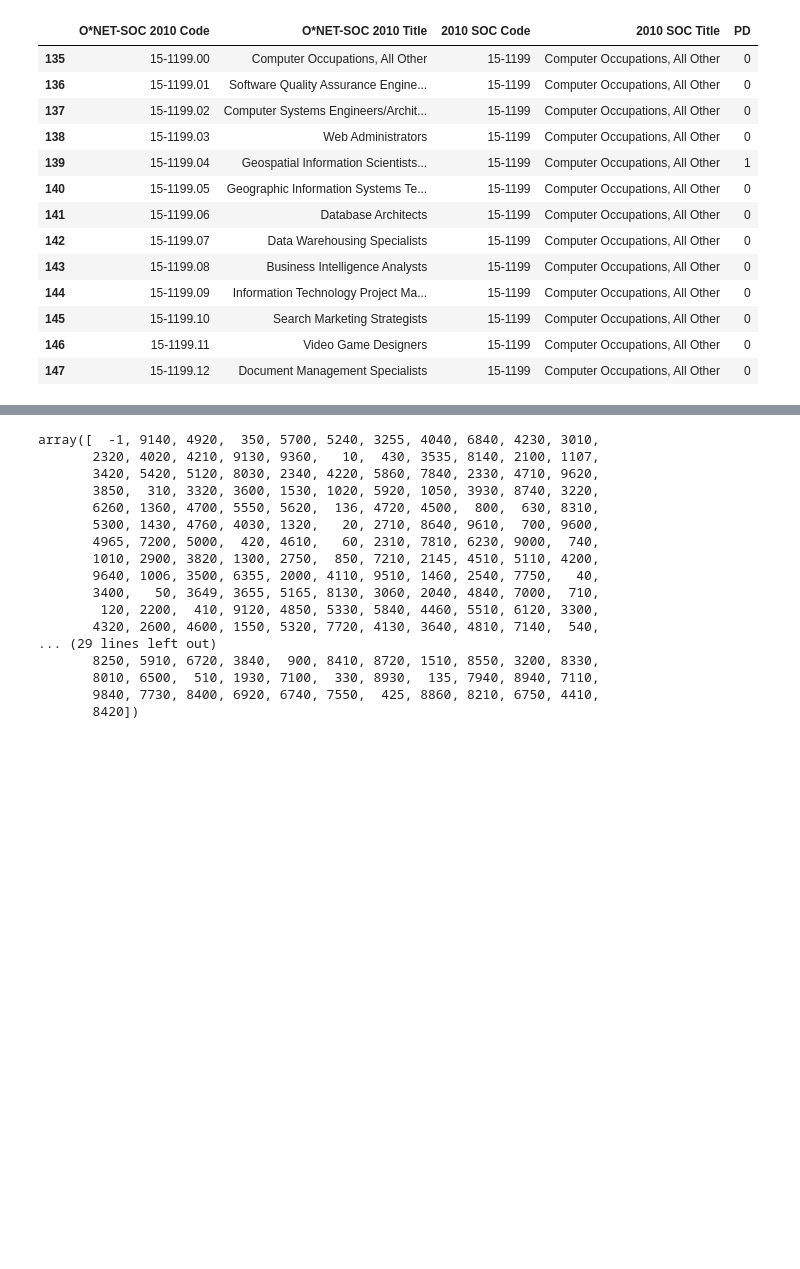
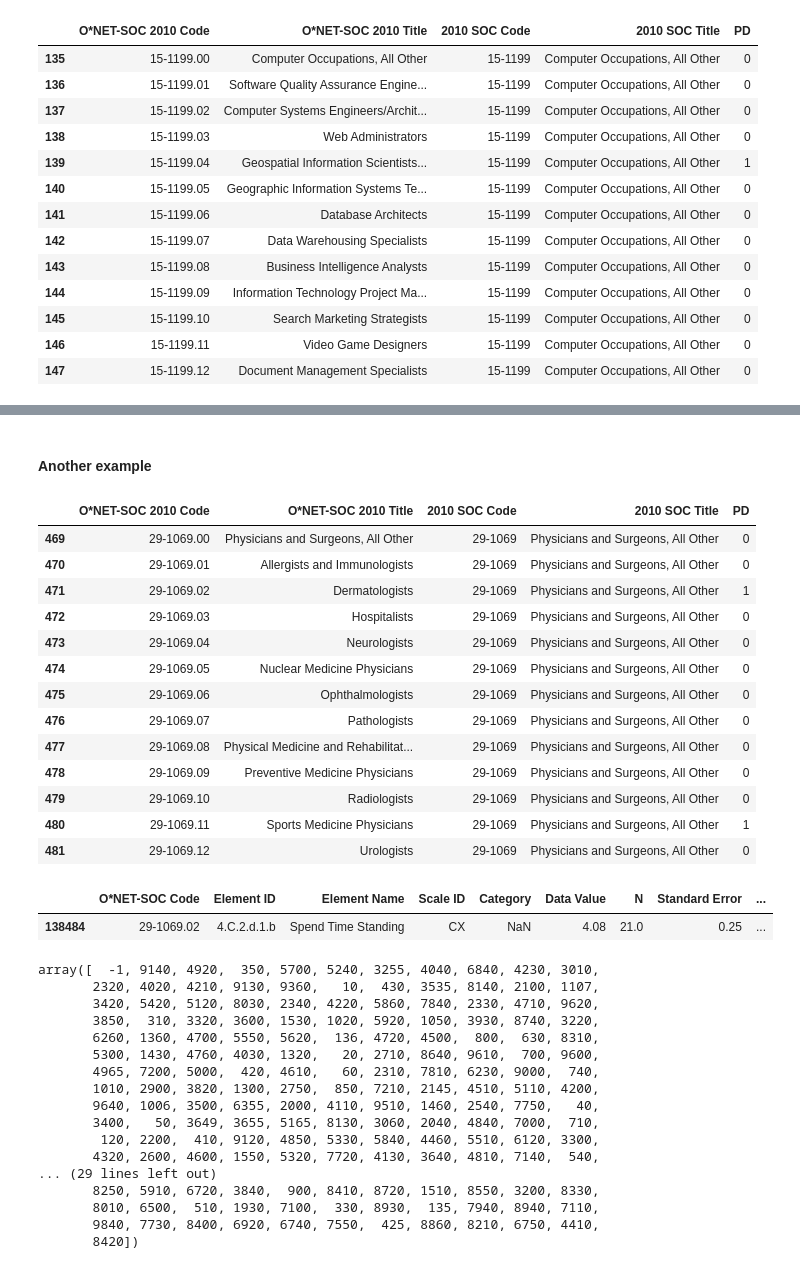
Before and after one commit to bdecon/econ_data, a Jupyter notebook: bd_CPS/bd_CPS_ONET.ipynb, the cells around one changed output, grey strips where cells are left out. Saved outputs shown, nothing was run; the diff lists cells and outputs as text; code cells hidden in the pictures; blank space fills up the shorter version.

```diff
--- a/bd_CPS/bd_CPS_ONET.ipynb
+++ b/bd_CPS/bd_CPS_ONET.ipynb
@@ -135,3 +138,22 @@ df.loc[(df['O*NET-SOC Code'] == GIS) &
 # %% [output]
 |  | O*NET-SOC Code | Element ID | Element Name | Scale ID | Category | Data Value | N | Standard Error | ... |
 | 41820 | 15-1199.04 | 4.C.2.d.1.i | Spend Time Making Repetitive Motions | CX | NaN | 4.0 | 23.0 | NaN | ... |
+# %% [markdown]
+#### Another example
+# %%
+on_soc[on_soc['2010 SOC Code'] == '29-1069']
+# %% [output]
+|  | O*NET-SOC 2010 Code | O*NET-SOC 2010 Title | 2010 SOC Code | 2010 SOC Title | PD |
+| 469 | 29-1069.00 | Physicians and Surgeons, All Other | 29-1069 | Physicians and Surgeons, All Other | 0 |
+| 470 | 29-1069.01 | Allergists and Immunologists | 29-1069 | Physicians and Surgeons, All Other | 0 |
+| 471 | 29-1069.02 | Dermatologists | 29-1069 | Physicians and Surgeons, All Other | 1 |
+| 472 | 29-1069.03 | Hospitalists | 29-1069 | Physicians and Surgeons, All Other | 0 |
+| 473 | 29-1069.04 | Neurologists | 29-1069 | Physicians and Surgeons, All Other | 0 |
+| 474 | 29-1069.05 | Nuclear Medicine Physicians | 29-1069 | Physicians and Surgeons, All Other | 0 |
+| 475 | 29-1069.06 | Ophthalmologists | 29-1069 | Physicians and Surgeons, All Other | 0 |
+| 476 | 29-1069.07 | Pathologists | 29-1069 | Physicians and Surgeons, All Other | 0 |
+| 477 | 29-1069.08 | Physical Medicine and Rehabilitat... | 29-1069 | Physicians and Surgeons, All Other | 0 |
+| 478 | 29-1069.09 | Preventive Medicine Physicians | 29-1069 | Physicians and Surgeons, All Other | 0 |
+| 479 | 29-1069.10 | Radiologists | 29-1069 | Physicians and Surgeons, All Other | 0 |
+| 480 | 29-1069.11 | Sports Medicine Physicians | 29-1069 | Physicians and Surgeons, All Other | 1 |
+| 481 | 29-1069.12 | Urologists | 29-1069 | Physicians and Surgeons, All Other | 0 |
@@ -138,3 +165,11 @@ df.loc[(df['O*NET-SOC Code'] == GIS) &
+# %%
+df.loc[(df['O*NET-SOC Code'] == DERM) &
+       (df['Scale ID'] == 'CX') &
+       (df['Element Name'].isin(pd_context)) &
+       (df['Data Value'] >= 4.0)]
+# %% [output]
+|  | O*NET-SOC Code | Element ID | Element Name | Scale ID | Category | Data Value | N | Standard Error | ... |
+| 138484 | 29-1069.02 | 4.C.2.d.1.b | Spend Time Standing | CX | NaN | 4.08 | 21.0 | 0.25 | ... |
 # %%
 os.chdir('..')
 # %%
```
Also changed, not shown: parts of 3 cells of this notebook.
